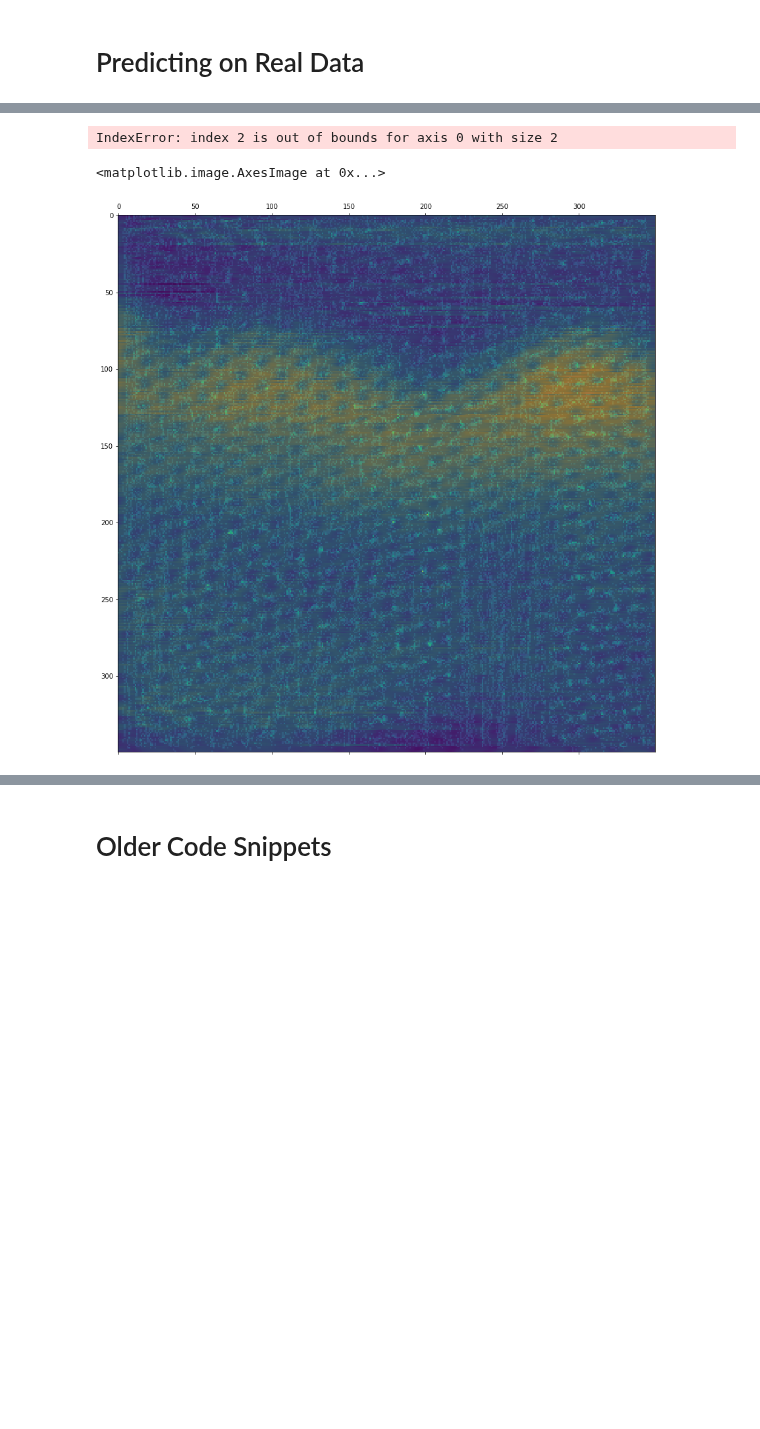
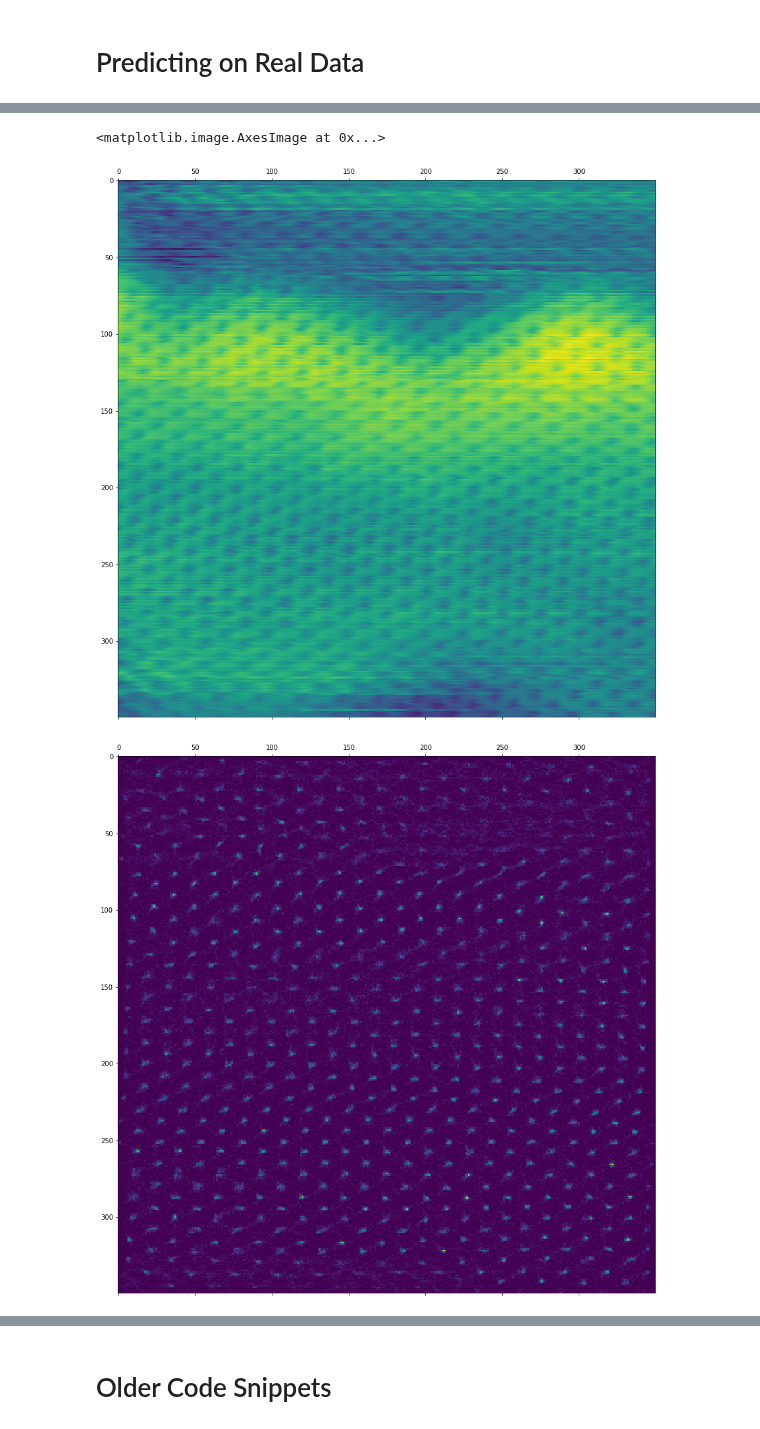
Before and after one commit to DanielMGlazer/HexogonalMLProject, a Jupyter notebook: Image predictions.ipynb, the cells around one changed output, grey strips where cells are left out. Saved outputs shown, nothing was run; the diff lists cells and outputs as text; code cells hidden in the pictures; blank space fills up the shorter version.

Commit message:
Model trained and new MoC2 image predicted
I trained a model on the set with sin wave backgrounds. The results for the MoC2 image are pretty good

```diff
--- a/Image predictions.ipynb
+++ b/Image predictions.ipynb
@@ -25,14 +25,14 @@ from scipy.fft import fft, ifft, fft2, ifft2, rfft2, irfft2
 # Predicting a dataset and error histograms
 # %%
 #Loads in the proper model
-model_name='run7_30_centerpoint'
+model_name='run9_8'
 def root_mean_squared_error(y_true, y_pred):
         return K.sqrt(K.mean(K.square(y_pred - y_true)))
 model=models.load_model(os.path.join('Models',model_name),compile=False)
 model.compile(optimizer='Adam', loss=root_mean_squared_error, metrics=['mse','mae'])
 # %%
 #Sets the directory for the training set and the eventual prediction file
-test_dataset_dir ='\\Users\\danie\\Penn_State_REU_Jupyter\\Hexagon ML Project GitHub\\Training_set_7_29_centerpoint'
+test_dataset_dir ='\\Users\\danie\\Penn_State_REU_Jupyter\\Hexagon ML Project\\Training_set_9_7_centerpoint'
 #os.makedirs(os.path.join("Training_Set_Predictions",model_name))
 prediction_dir=os.path.join("Training_Set_Predictions",model_name)
 dft = pd.read_csv(os.path.join(test_dataset_dir,"training_dataframe.csv"))
@@ -651,7 +649,7 @@ def crop_and_resample_2darray(arr, x_crop, y_crop, resample, *args, **kwargs):
 
 
 size=25
-step=25
+step=1
 
 #slices up the original stm data. Slices stored in stm_slice array
 stm_slice=np.zeros(((stm.shape[1]-size)//step,(stm.shape[0]-size)//step),dtype=object)
@@ -995,14 +991,12 @@ flat_center_atoms=center_atoms.reshape(-1,center_atoms.shape[-1])
 flat_neighbor1_atoms=neighbor1_atoms.reshape(-1,neighbor1_atoms.shape[-1])
 flat_neighbor2_atoms=neighbor2_atoms.reshape(-1,neighbor2_atoms.shape[-1])
 flat_neighbor3_atoms=neighbor3_atoms.reshape(-1,neighbor3_atoms.shape[-1])
-# %% [output]
-IndexError: index 2 is out of bounds for axis 0 with size 2
 # %%
 #Splits saved predictions up into points for the 2 labeled centerpoint model
 
-model_name="run7_30_centerpoint"
+model_name="run9_8"
 prediction_arr_dir=os.path.join('Prediction_Plots',model_name +" STM tests arrays")
-predictions=np.load(os.path.join(prediction_arr_dir,"Strained_graphene_test_1.npy"))
+predictions=np.load(os.path.join(prediction_arr_dir,"MoC2_886.npy"))
 
 size=25
 step=1
@@ -1081,40 +1075,41 @@ def get_xy(arr):
     y=np.take(arr,1,axis=1)
     return x,y
 
-%matplotlib inline
+#%matplotlib inline
 fig = plt.figure(figsize = (15, 15))
 ax = plt.subplot(1,1,1)
 ax.matshow(stm,cmap='viridis')
 
 #plot_points_arr(flat_center_atoms[::],'black')
 #plot_hist_arr(flat_center_atoms,0.5)
 #plot_points_arr(vor.vertices,'black')
 
 #plt.xlim(0,256)
 #plt.ylim(256,0)
 
 # plot_step=82
 # plot_points_arr(flat_center_atoms[::plot_step],'black')
 # plot_points_arr(flat_neighbor1_atoms[::plot_step],'red')
 # plot_points_arr(flat_neighbor2_atoms[::plot_step],'green')
 # plot_points_arr(flat_neighbor3_atoms[::plot_step],'blue')
 
 
 # averaged_points_c=recursive_group(flat_center_atoms,[6,2])
 # x_c,y_c=get_xy(averaged_points_c)
 # plt.plot(x_c,y_c,'o',color='black')
 
 hist_arr=make_hist_arr(flat_center_atoms,stm.shape[0])
 
-#fig = plt.figure(figsize = (15, 15))
-#ax = plt.subplot(1,1,1)
-ax.matshow(hist_arr,cmap='viridis', alpha=0.5)
-#plot_hist_arr(flat_center_atoms,1)
+fig = plt.figure(figsize = (15, 15))
+ax = plt.subplot(1,1,1)
+ax.matshow(np.transpose(hist_arr),cmap='viridis', alpha=1)
+# plot_hist_arr(flat_center_atoms,1)
 
 #plt.savefig(os.path.join(prediction_arr_dir,"Graphene-SiC_160_1step_20size_fftdonut35_26_1_hist"))
 # %% [output]
 <matplotlib.image.AxesImage at 0x...>
-[figure, old version]
+[figure, new version]
+[figure, added]
 # %%
 #Cell for making Voronoi diagram.
 # Finds all the local maxima in the image, different from above detect_local_maxima method. These maxima are then used
```
Also changed, not shown: parts of 8 cells of this notebook, 16 other files.
